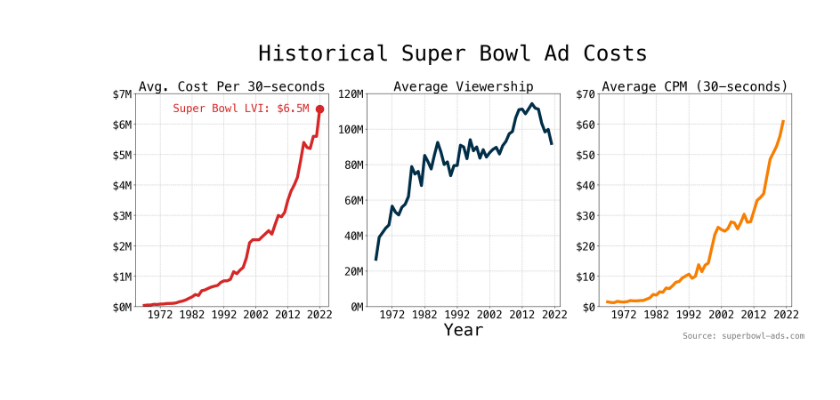
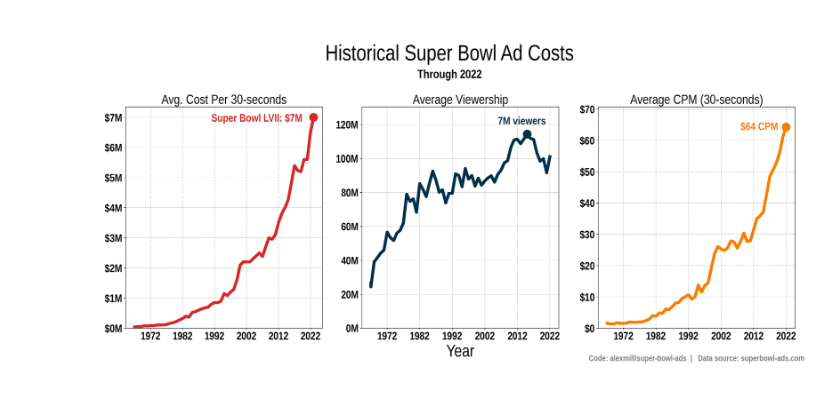
Before and after one commit to alexmill/super-bowl-ads, a Jupyter notebook: superbowl.ipynb, the cells around one changed output. Cells and saved outputs as stored; diff of their text form; code cells hidden in the pictures.

Commit message:
superbowl 2022

```diff
--- a/superbowl.ipynb
+++ b/superbowl.ipynb
@@ -12,5 +12,5 @@ rcParams['axes.facecolor'] = 'white'
 colors = ['#003049', '#d62828', '#f77f00']
 # %%
 url = 'https://www.superbowl-ads.com/cost-of-super-bowl-advertising-breakdown-by-year/'
-spoofed_ua = 'Mozilla/5.0 (Windows NT 6.1; WOW64; rv:12.0) Gecko/20100101 Firefox/12.0'
-req = rq.get(url, headers={'User-Agent': spoofed_ua})
+#spoofed_ua = 'Mozilla/5.0 (Windows NT 6.1; WOW64; rv:12.0) Gecko/20100101 Firefox/12.0'
+req = rq.get(url)#, headers={'User-Agent': spoofed_ua})
@@ -29,5 +27,8 @@ raw_df.head()
 # %%
-df = raw_df.iloc[:56,:8].copy()
+superbowl_number = 57
+this_year = 2023
+
+df = raw_df.iloc[:superbowl_number+1,:8].copy()
 df['Year'] = df['Season'] + 1
 df = df.set_index('Year')
 df = df.loc[df.index[::-1],:]
@@ -40,5 +59,5 @@ dfp['Avg. Number of Viewers'] = dfp['Avg. Number of Viewers'].astype(int)
 # %%
-ff = 'Menlo'
+ff = 'Liberation Sans Narrow'
 fw = 600
 fs = 22
 lws = 6
@@ -62,16 +81,19 @@ df['Avg. Cost Per 30-Seconds'].plot(
 )
 
 axes[0].scatter(
-    2022, df['Avg. Cost Per 30-Seconds'].iloc[-1:],
+    this_year, df['Avg. Cost Per 30-Seconds'].iloc[-1:],
     color=colors[1], s=lws*45
 )
 axes[0].yaxis.set_major_formatter(
     lambda x, _: f'  ${int(x/1e6)}M'
 )
-axes[0].set_ylim(0,7e6)
+
+max_ad_cost = df['Avg. Cost Per 30-Seconds'].max().round()
+ax1_ymax = (max_ad_cost*1.05).round()
+axes[0].set_ylim(0,ax1_ymax)
 axes[0].text(
-    1976, 6.4e6,
-     'Super Bowl LVI: $6.5M', size=fs,
+    this_year-32, max_ad_cost*0.98,
+     f'Super Bowl {numeral(superbowl_number)}: ${int(max_ad_cost/1e6)}M', size=fs,
     color=colors[1], alpha=1,
 )
 
@@ -86,42 +108,66 @@ dfp['Avg. Number of Viewers'].plot(
 axes[1].yaxis.set_major_formatter(
     lambda x, _: f'{int(x/1e6)}M'
 )
-axes[1].set_ylim(0,1.2e8)
+
+view_max_x, view_max_y = dfp['Avg. Number of Viewers'].idxmax(), dfp['Avg. Number of Viewers'].max()
+axes[1].scatter(
+    view_max_x, view_max_y,
+    color=colors[0], s=lws*45
+)
+axes[1].text(
+    view_max_x-9, view_max_y*1.05,
+     f'{int(max_ad_cost/1e6)}M viewers', size=fs,
+    color=colors[0], alpha=1,
+)
+axes[1].set_ylim(0,view_max_y*1.14)
 
 
 
 # Plot 3
+cpm_df = dfp['Avg. Cost Per 30-Seconds']/dfp['Avg. Number of Viewers']*1000
 (
-    (
-        dfp['Avg. Cost Per 30-Seconds']/dfp['Avg. Number of Viewers']*1000
-    )
+    pd.Series(cpm_df)
     .plot(
         ax=axes[2],
         title='Average CPM (30-seconds)',
         color=colors[2], linewidth=lws
     )
 )
 axes[2].yaxis.set_major_formatter(
     ticker.FormatStrFormatter('$%1.0f')
 )
-axes[2].set_ylim(0,70)
+cpm_max_x, cpm_max_y = cpm_df.idxmax(), cpm_df.max()
+axes[2].scatter(
+    cpm_max_x, cpm_max_y,
+    color=colors[2], s=lws*45
+)
+axes[2].text(
+    cpm_max_x-14, cpm_max_y-1,
+     f'${int(cpm_max_y)} CPM', size=fs,
+    color=colors[2], alpha=1,
+)
+axes[2].set_ylim(0,cpm_max_y*1.1)
+
+
+
 
 
 for idx, ax in enumerate(axes):
     ax.grid(which='major', alpha=0.25, color='black', linestyle='--')
     ax.set_xticks(range(1972,2023, 10))
     if idx!=1:
         ax.set_xlabel(None)
     else:
         ax.set_xlabel('Year\n', fontsize=fs*1.55)
 
 
-plt.text(0.75, -0.12, 'Source: superbowl-ads.com', size=fs*0.75, alpha=0.5,
+fig.text(0.5, -0.12, 'Code: alexmill/super-bowl-ads  |   Data source: superbowl-ads.com', size=fs*0.75, alpha=0.5,
         horizontalalignment='center',
         verticalalignment='top',
         transform=ax.transAxes)
 
 
-_ = plt.suptitle('\nHistorical Super Bowl Ad Costs', size=fs*2, y=1.14)
+_ = plt.suptitle(f'\nHistorical Super Bowl Ad Costs', size=fs*2, y=1.18)
+_ = fig.text(0.5, 0.98, f'Through {this_year-1}', ha="center", fontsize=24)
 # %% [output]
-[figure, old version]
+[figure, new version]
```
Also changed, not shown: parts of 3 cells of this notebook.
